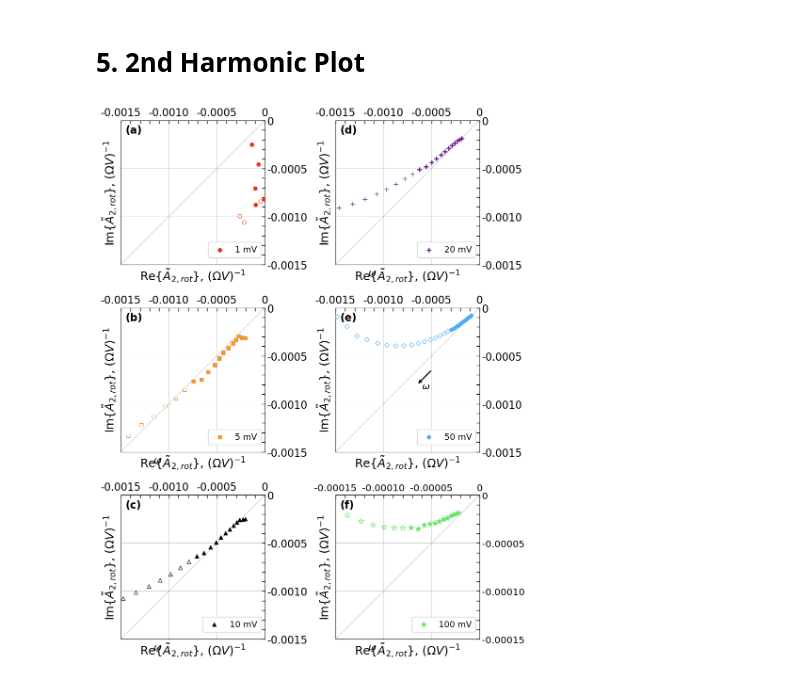
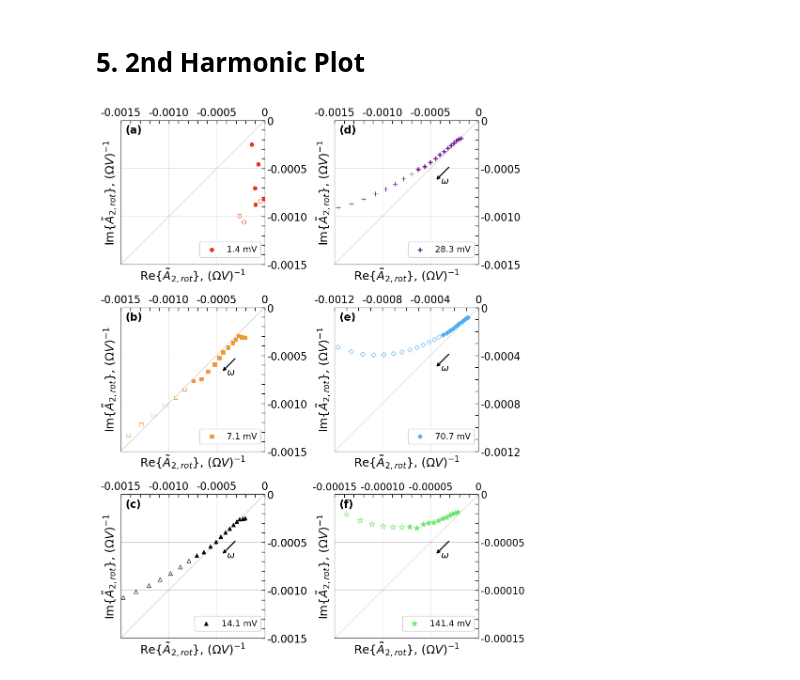
Before and after one commit to lauren8040/NLEIS-Ferri-Ferrocyanide-Modelling, a Jupyter notebook: jupyter/Figures/Rotation and Processed Currents/Rotation_and_Processed_Plots.ipynb, the cells around one changed output. Saved outputs shown, nothing was run; the diff lists cells and outputs as text; code cells hidden in the pictures.

Commit message:
updated figures and sympy notebook with the new peak voltage text labels

```diff
--- a/jupyter/Figures/Rotation and Processed Currents/Rotation_and_Processed_Plots.ipynb
+++ b/jupyter/Figures/Rotation and Processed Currents/Rotation_and_Processed_Plots.ipynb
@@ -39,14 +40,14 @@ def generate_dataframe(filepath,real_data_col,imag_data_col):
     '''
 
     df_t = pd.read_csv(filepath)
-    cols = ["Freq","File Number","Modulation",real_data_col,imag_data_col]
+    cols = ["Freq","File Number","Modulation (RMS)",real_data_col,imag_data_col]
     df_t = df_t[cols]
     mod_order = ["1mV", "5mV", "10mV", "20mV", "50mV", "100mV"]
 
     #Create new data columns for each modulation amplitude
     df = df_t.pivot(
         index="Freq",
-        columns=["Modulation", "File Number"],
+        columns=["Modulation (RMS)", "File Number"],
         values=[real_data_col, imag_data_col]
     )
     # Enforce modulation order and full (Real/Imag × Modulation × File) column structure
@@ -151,7 +233,8 @@ fig, ax = plt.subplots(figsize=(10, 10))
 # Plot Variables
 frequency = df["Freq"]
 file_num = "1"
-labels = ["1 mV", "5 mV", "10 mV", "20 mV", "50 mV", "100 mV"]
+labels = [1, 5, 10, 20, 50, 100]
+labels = [f"{round(x*np.sqrt(2),1)} mV" for x in labels]
 names = ["1mV","5mV","10mV","20mV","50mV","100mV"]
 markers = ["o", "s", "^", "+", "D", "*"]
 colors = [(234, 51, 35), (240, 152, 55), (0, 0, 0), (103, 23, 145), (79, 173, 243), (106, 229, 108)]
@@ -542,19 +621,20 @@ num_freq = len(frequency)
 end = num_freq - 12
 
 # Labels, Markers, Colors
-labels = ["1 mV", "5 mV", "10 mV", "20 mV", "50 mV", "100 mV"]
+labels = [1, 5, 10, 20, 50, 100]
+labels = [f"{round(x*np.sqrt(2),1)} mV" for x in labels]
 markers = ["o", "s", "^", "+", "D", "*"]
 colors = [(234, 51, 35), (240, 152, 55), (0, 0, 0), (103, 23, 145), (79, 173, 243), (106, 229, 108)]
 subplot_labels = ['(a)', '(b)', '(c)', '(d)', '(e)', '(f)']
 sizes = [35,30,35,45,25,80]
-max_x_limits = [-0.0015,-0.0015,-0.0015,-0.0015,-0.0015,-0.00015]
-max_y_limits = [-0.0015,-0.0015,-0.0015,-0.0015,-0.0015,-0.00015]
-major_ticks = [0.0005,0.0005,0.0005,0.0005,0.0005,0.00005]
+max_x_limits = [-0.0015,-0.0015,-0.0015,-0.0015,-0.0012,-0.00015]
+max_y_limits = [-0.0015,-0.0015,-0.0015,-0.0015,-0.0012,-0.00015]
+major_ticks = [0.0005,0.0005,0.0005,0.0005,0.0004,0.00005]
 minor_ticks = [0.0001,0.0001,0.0001,0.0001,0.0001,0.00001]
 decimal_nums = [4,4,4,4,4,5]
-arrow_starts = [-0.0010,-0.0010,-0.0010,-0.0010,-0.0005,-0.00010]
-arrow_ends = [-0.0013,-0.0013,-0.0013,-0.0013,-0.00065,-0.00013]
-offsets = [-0.0004,-0.0003,-0.0003,-0.0003,-0.00015,-0.00003]
+arrow_starts = [0.8,0.8,0.8,0.8,0.8,0.8]
+arrow_ends = [0.7,0.7,0.7,0.7,0.7,0.7]
+offsets = [-0.12,-0.15,-0.12,-0.12,-0.12,-0.12]
 names = ["1mV", "5mV", "10mV", "20mV", "50mV", "100mV"]
 
 for count in range(0,len(names)):
@@ -601,54 +681,44 @@ for count in range(0,len(names)):
     ax.yaxis.set_minor_locator(ticker.MultipleLocator(minor_tick))
     ax.yaxis.tick_right()
     ax.xaxis.tick_top()
-    ax.minorticks_on()
 
     # Custom tick formatting
     def get_custom_formatter(decimal_num):
         def formatter(x, pos):
             return '0' if abs(x) < 1e-9 else f'{x:.{decimal_num}f}'
         return formatter
 
     formatter = ticker.FuncFormatter(get_custom_formatter(decimal_num))
     ax.xaxis.set_major_formatter(formatter)
     ax.yaxis.set_major_formatter(formatter)
 
     # Tick appearance
     if count == 5:
-        t_size = 14.5
+        t_size = 15 #extra decmials make number hard to read with larger texy
     else:
         t_size = 16
     ax.tick_params(which='minor', labelbottom=False, labelleft=False, direction='in')
     ax.tick_params(which='minor', length=5, width=1, color='black', direction='in')
     ax.tick_params(which='major', direction='in', labelsize=t_size,length=5,width=1)
     ax.text(0.03, 0.97, subplot_labels[count], transform=ax.transAxes,
             fontsize=16, fontweight='bold', va='top', ha='left')
     ax.legend(fontsize=13, loc="lower right", bbox_to_anchor=(1, 0.02),framealpha=1)
 
     if count == 0:
         continue
     else:
-        # Arrow annotation for increasing omega
-        arrow_start = arrow_starts[count]
-        arrow_end = arrow_ends[count]
-        offset = offsets[count]  # shift below the diagonal
-        midpoint_x = (arrow_start + arrow_end) / 2 + 0.1 * abs(arrow_end - arrow_start)
-        midpoint_y = (arrow_start + arrow_end) / 2 + offset - 0.3 * abs(offset)
-
-        # Draw arrow
-        ax.annotate("",
-                    xy=(arrow_end, arrow_end + offset),  # arrow tip
-                    xytext=(arrow_start, arrow_start + offset),  # arrow tail
-                    arrowprops=dict(arrowstyle='->', color='black', lw=1.8))
-
-        # Add separate label below the arrow
-        ax.text(midpoint_x,
-                midpoint_y,
-                r'$\omega$', ha='center', va='top', fontsize=14)
+        # --- Arrow annotation for increasing omega (dynamic, lower) ---
+        add_fraction_diagonal_arrow(ax,
+                       start_frac = arrow_starts[count],
+                       end_frac = arrow_ends[count],
+                       offset_frac= offsets[count],
+                       label=r'$\omega$',
+                       fontsize=14,
+                       lw=1.8)
 
 plt.tight_layout()
 plt.subplots_adjust(wspace=0, hspace=0.3)
 plt.savefig(f"S5_Second_Harmonic_2nd_Order_Admittance_Near_Origin.png",dpi=500, bbox_inches='tight', pad_inches=0.1)
 plt.show()
 # %% [output]
-[figure, old version]
+[figure, new version]
```
Also changed, not shown: parts of 5 cells of this notebook, 21 other files.
